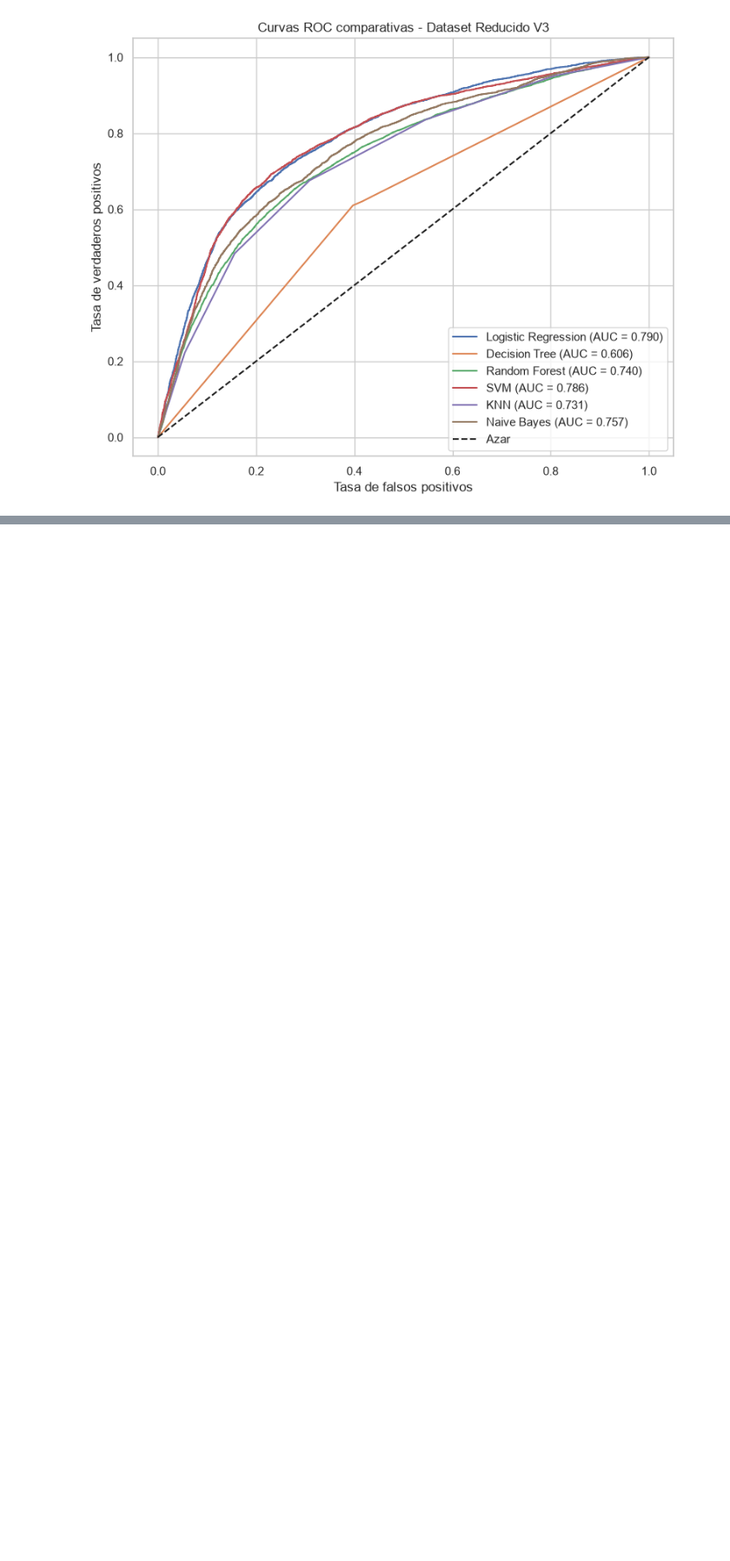
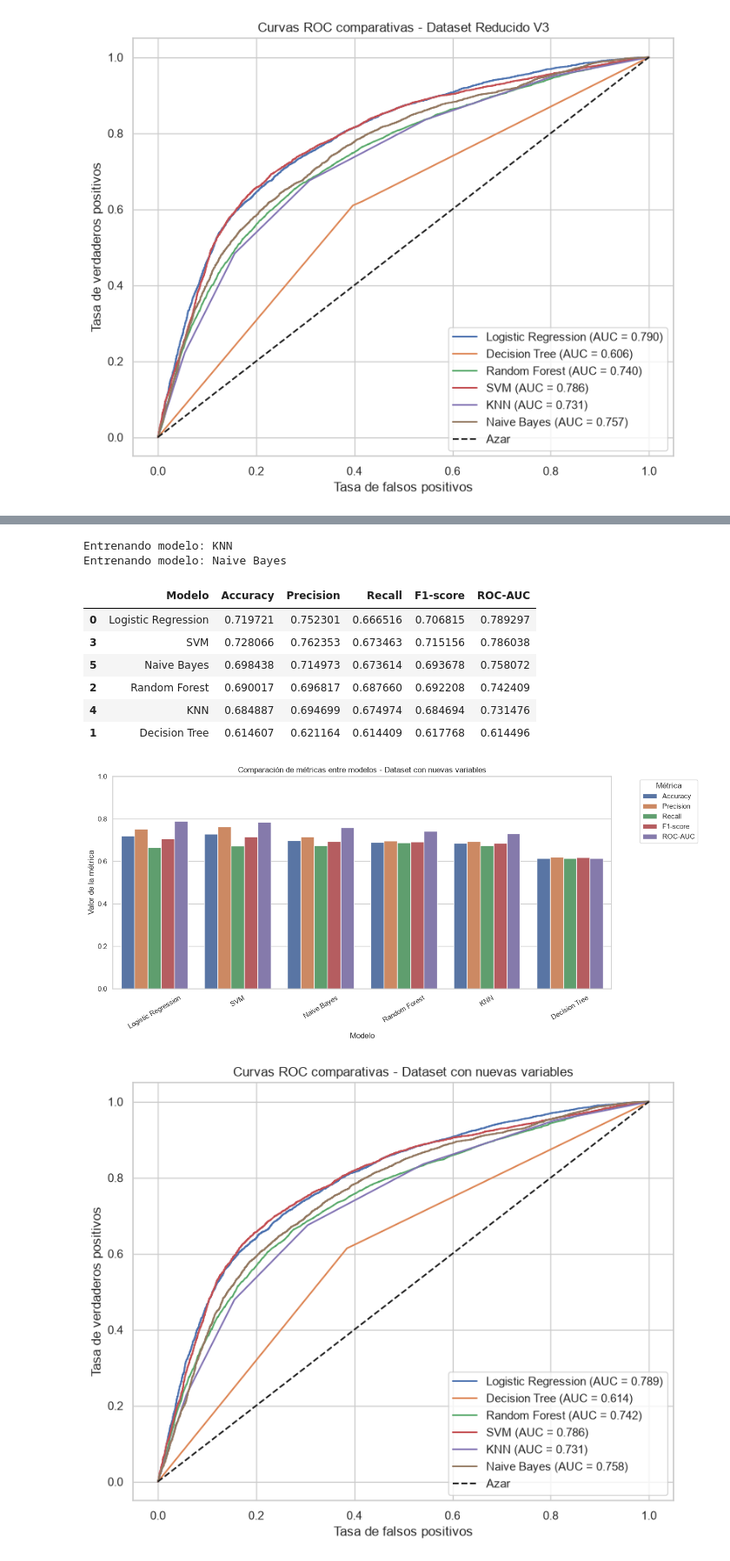
Before and after one commit to anaaacg/cardio, a Jupyter notebook: modelado_supervisado.ipynb, the cells around one changed output, grey strips where cells are left out. Shown at 87% size. Drawn from its saved outputs; the diff is of its cells as text; code cells hidden in the pictures; blank space fills up the shorter version.

```diff
--- a/modelado_supervisado.ipynb
+++ b/modelado_supervisado.ipynb
@@ -401,0 +475,8 @@ Entrenando modelo: Naive Bayes
+# %%
+# evalua dataset v4
+df_v4 = pd.read_csv("cardio_features_v4.csv")
+resultados_exp = evaluar_dataset(
+    df_v4,
+    "Dataset con nuevas variables"
+)
+# %% [output]
@@ -402,3 +490,14 @@ Entrenando modelo: Naive Bayes
+Entrenando modelo: KNN
+Entrenando modelo: Naive Bayes
+|  | Modelo | Accuracy | Precision | Recall | F1-score | ROC-AUC |
+| 0 | Logistic Regression | 0.719721 | 0.752301 | 0.666516 | 0.706815 | 0.789297 |
+| 3 | SVM | 0.728066 | 0.762353 | 0.673463 | 0.715156 | 0.786038 |
+| 5 | Naive Bayes | 0.698438 | 0.714973 | 0.673614 | 0.693678 | 0.758072 |
+| 2 | Random Forest | 0.690017 | 0.696817 | 0.687660 | 0.692208 | 0.742409 |
+| 4 | KNN | 0.684887 | 0.694699 | 0.674974 | 0.684694 | 0.731476 |
+| 1 | Decision Tree | 0.614607 | 0.621164 | 0.614409 | 0.617768 | 0.614496 |
+[figure, added]
+[figure, added]
 # %% [markdown]
 ## Comparacion y optimizacion de modelos
 modelos seleccionados:
```
Also changed, not shown: parts of 33 cells of this notebook, 1 other file.
